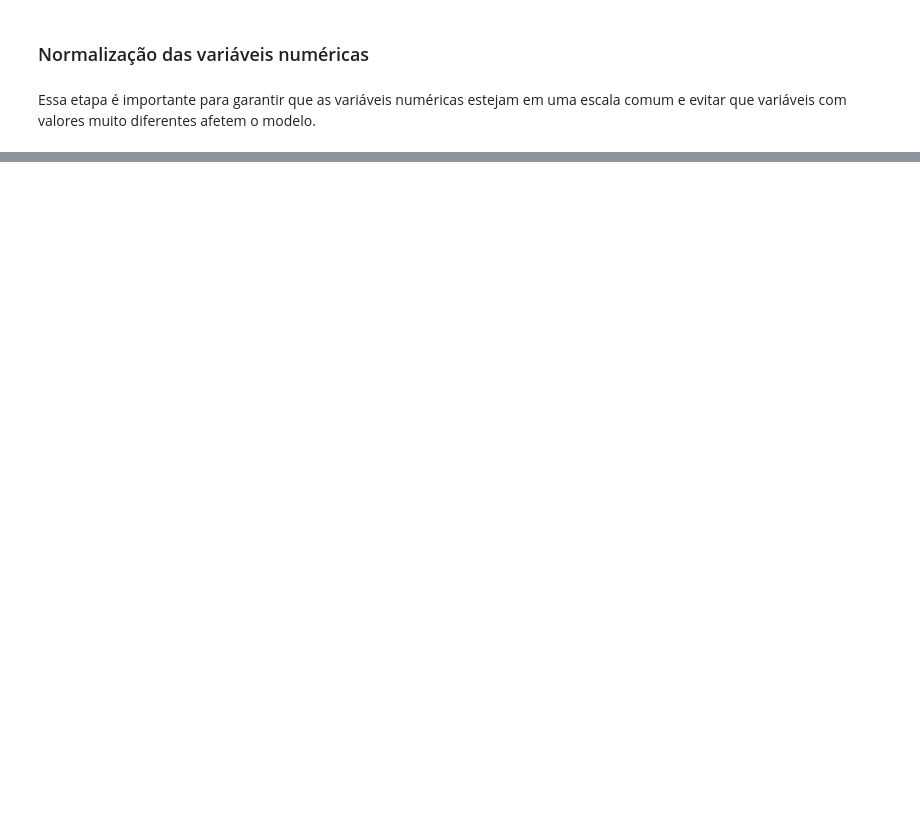
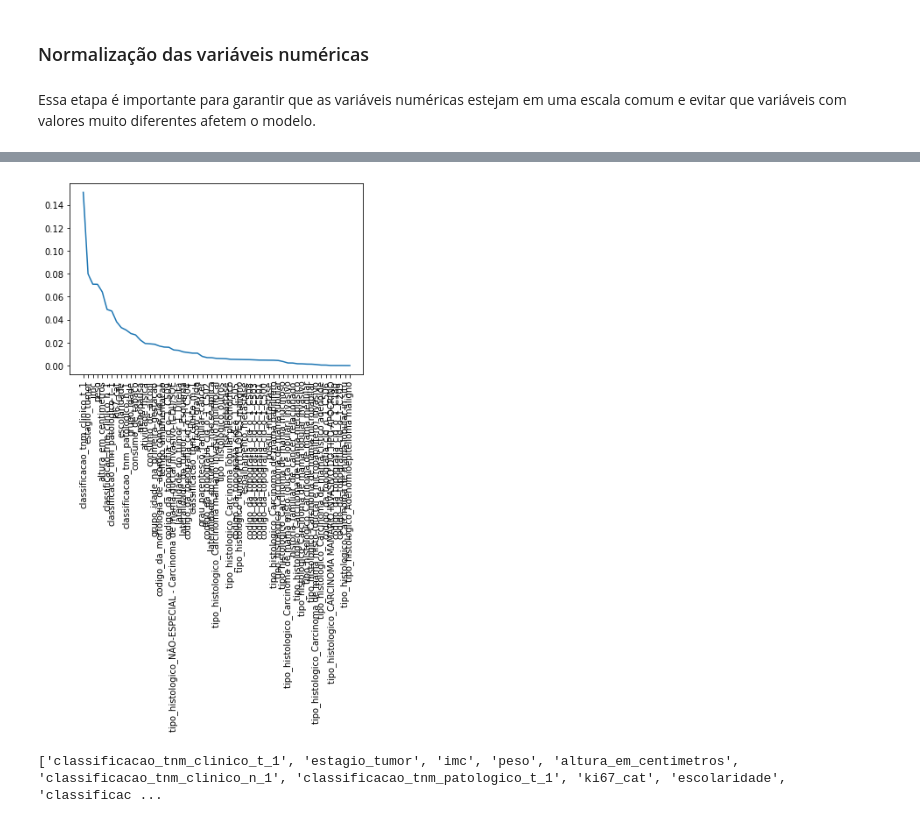
Before and after one commit to 2023M3T5-Inteli/grupo6, a Jupyter notebook: notebooks/OFICIAL.ipynb, the cells around one changed output, grey strips where cells are left out. Drawn from its saved outputs; the diff is of its cells as text; code cells hidden in the pictures; blank space fills up the shorter version.

```diff
--- a/notebooks/OFICIAL.ipynb
+++ b/notebooks/OFICIAL.ipynb
@@ -988,0 +2036,3 @@ Modelo: target -> sucesso.
+# %%
+#Preenchimento do GridSearch com as variáveis X de treino e y de treino
+knn_grid_search.fit(X_train, y_train)
@@ -988,0 +2176,32 @@ Modelo: target -> sucesso.
+# %%
+import matplotlib.pyplot as plt
+
+importances = rf.feature_importances_
+features = X.columns
+
+# Ordenar as importâncias das features em ordem decrescente
+indices = np.argsort(importances)[::-1]
+
+# Criar um gráfico de linha
+plt.plot(range(len(features)), importances[indices])
+plt.xticks(range(len(features)), features[indices], rotation=90)
+plt.show()
+# %% [output]
+[figure, added]
+# %%
+importances = rf.feature_importances_
+features = X.columns
+
+# Converter as importâncias em uma lista de tuplas
+feature_importances = [(feature, importance) for feature, importance in zip(features, importances)]
+
+# Ordenar as importâncias em ordem decrescente
+feature_importances = sorted(feature_importances, key=lambda x: x[1], reverse=True)
+
+# Obter as n features mais importantes
+n = 10
+top_n_features = [feature[0] for feature in feature_importances[:n]]
+
+print(top_n_features)
+# %% [output]
+['classificacao_tnm_clinico_t_1', 'estagio_tumor', 'imc', 'peso', 'altura_em_centimetros', 'classificacao_tnm_clinico_n_1', 'classificacao_tnm_patologico_t_1', 'ki67_cat', 'escolaridade', 'classificac ...
```
Also changed, not shown: parts of 246 cells of this notebook, 2 other files.
